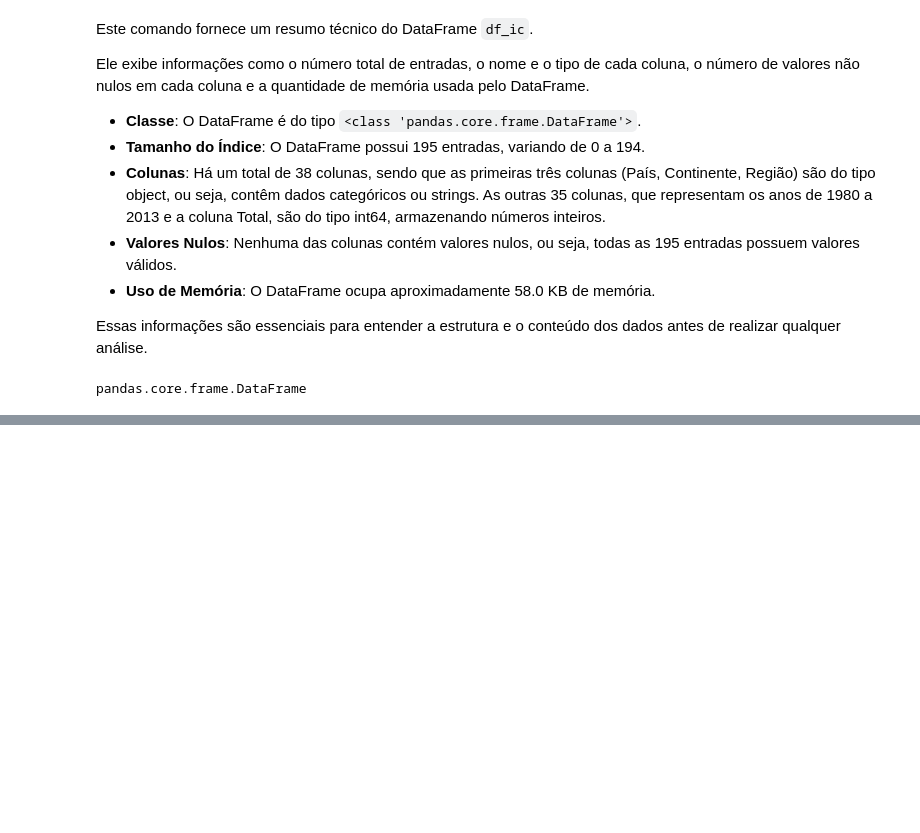
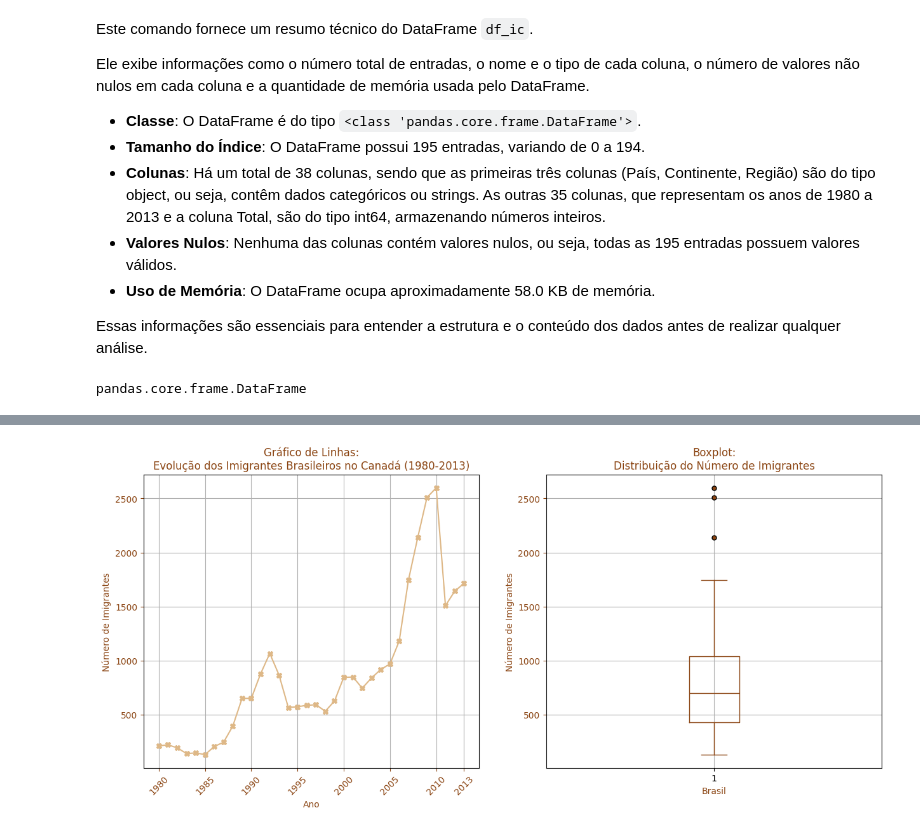
Before and after one commit to maclausk/python-ia-senai-df, a Jupyter notebook: 27_28_082024 - Semana Estatística.ipynb, the cells around one changed output, grey strips where cells are left out. Saved outputs shown, nothing was run; the diff lists cells and outputs as text; code cells hidden in the pictures; blank space fills up the shorter version.

```diff
--- a/27_28_082024 - Semana Estatística.ipynb
+++ b/27_28_082024 - Semana Estatística.ipynb
@@ -508,0 +335,36 @@ plt.show()
+# %%
+# Criando um subplot com dois gráficos lado a lado: um gráfico de linhas e um boxplot
+fig, ax = plt.subplots(1, 2, figsize=(15, 6))  # Define o tamanho da figura com 15 polegadas de largura e 6 de altura
+
+# Gráfico de linhas: Evolução dos Imigrantes Brasileiros no Canadá (1980-2013)
+ax[0].plot(df_brasil['ano'], df_brasil['imigrantes'], color='burlywood', marker='X')  # Define a cor e o marcador dos pontos
+ax[0].set_title('Gráfico de Linhas:\nEvolução dos Imigrantes Brasileiros no Canadá (1980-2013)', color='saddlebrown')  # Título do gráfico
+ax[0].set_xlabel('Ano', color='saddlebrown')  # Rótulo do eixo x
+ax[0].set_ylabel('Número de Imigrantes', color='saddlebrown')  # Rótulo do eixo y
+ax[0].grid(True)  # Adiciona grade ao gráfico
+
+# Definindo os rótulos e rotacionamento do eixo x
+ax[0].set_xticks(['1980', '1985', '1990', '1995', '2000', '2005', '2010', '2013'])  # Define os anos específicos no eixo x
+ax[0].tick_params(axis='x', rotation=45, colors='saddlebrown')  # Rotaciona os rótulos do eixo x e define a cor
+ax[0].tick_params(axis='y', colors='saddlebrown')  # Define a cor dos rótulos do eixo y
+
+# Boxplot: Distribuição do Número de Imigrantes
+ax[1].boxplot(df_brasil['imigrantes'],
+              boxprops=dict(color='saddlebrown'),  # Define a cor da caixa do boxplot
+              whiskerprops=dict(color='saddlebrown'),  # Define a cor dos bigodes
+              capprops=dict(color='saddlebrown'),  # Define a cor das extremidades dos bigodes
+              medianprops=dict(color='saddlebrown'),  # Define a cor da linha da mediana
+              flierprops=dict(markerfacecolor='saddlebrown', marker='o', markersize=5, linestyle='none'))  # Define a cor e o estilo dos outliers
+ax[1].set_title('Boxplot:\nDistribuição do Número de Imigrantes', color='saddlebrown')  # Título do gráfico
+ax[1].set_xlabel('Brasil', color='saddlebrown')  # Rótulo do eixo x
+ax[1].set_ylabel('Número de Imigrantes', color='saddlebrown')  # Rótulo do eixo y
+ax[1].tick_params(axis='y', colors='saddlebrown')  # Define a cor dos rótulos do eixo y
+ax[1].grid(True)  # Adiciona grade ao gráfico
+
+# Salvando os gráficos como imagem
+plt.savefig('Material de Apoio/grafico_e_boxplot_imigrantes_brasil.png')
+
+# Mostrando os gráficos
+plt.show()
+# %% [output]
+[figure, added]
```
Also changed, not shown: parts of 37 cells of this notebook, 5 other files.
